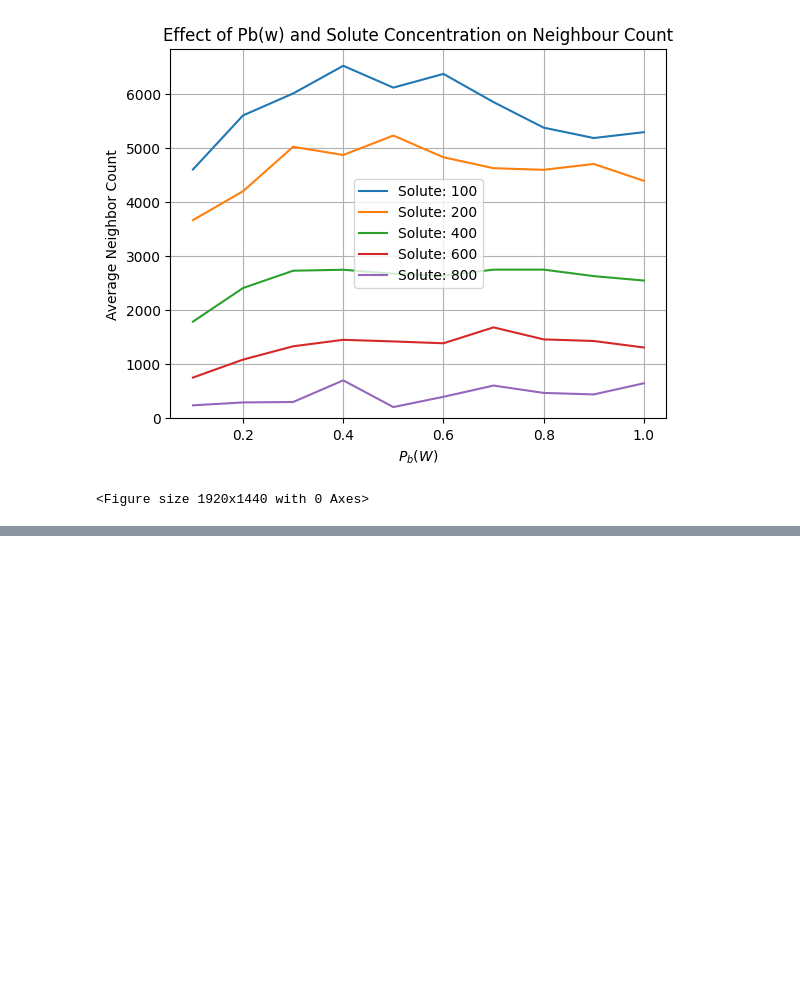
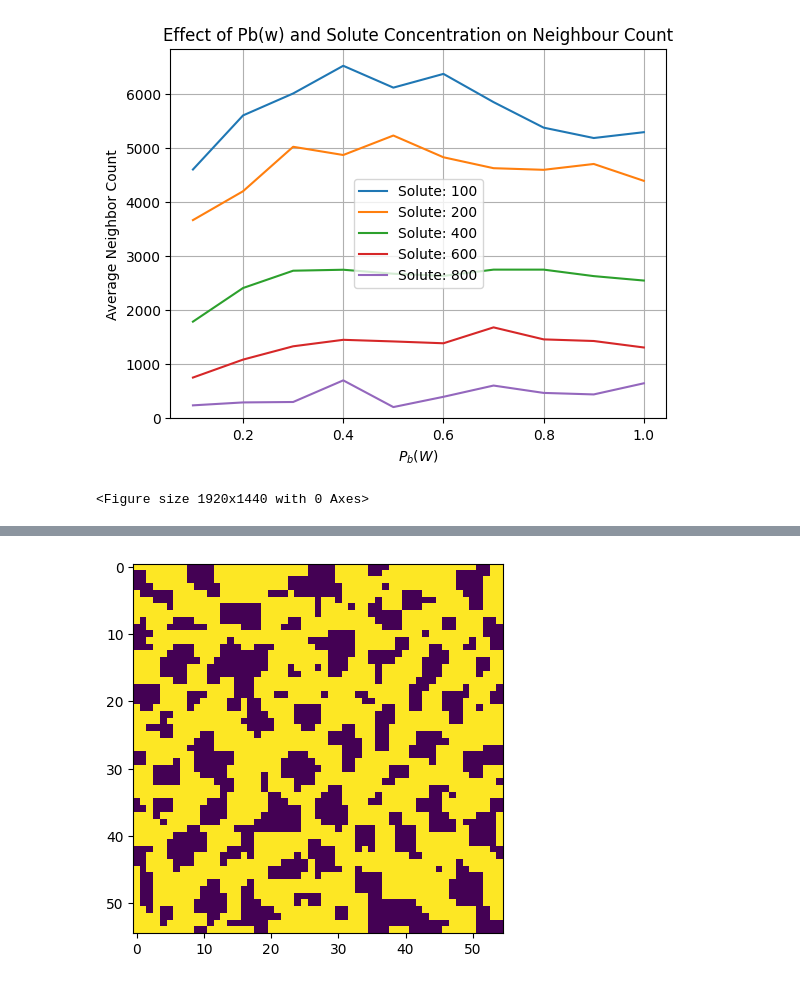
Before and after one commit to ThomasGlansdorp/CSS_19, a Jupyter notebook: main.ipynb, the cells around one changed output, grey strips where cells are left out. Saved outputs shown, nothing was run; the diff lists cells and outputs as text; code cells hidden in the pictures; blank space fills up the shorter version.

```diff
--- a/main.ipynb
+++ b/main.ipynb
@@ -443,0 +649,10 @@ plt.show()
+# %%
+ca_grid = CA_grid(solute_amount=100)
+ca_rules = CA_rules(ca_grid, pbw=0.0, pbl_parameter=False, pbwl_parameter=False)
+
+final_grid = ca_rules.generate_simulation(pbw=0.1)
+
+plt.imshow(final_grid)
+plt.show()
+# %% [output]
+[figure, added]
```
Also changed, not shown: parts of 7 cells of this notebook, 1 other file.
